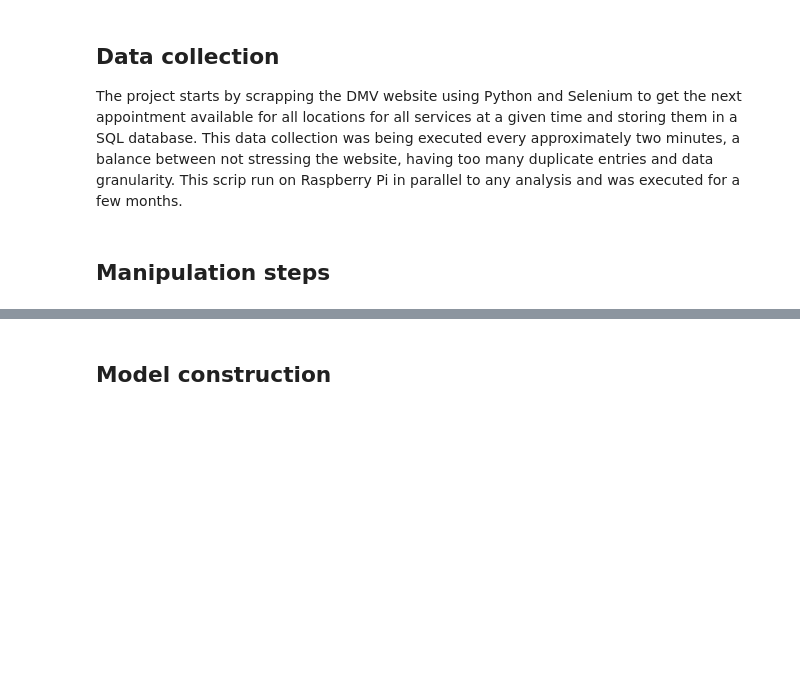
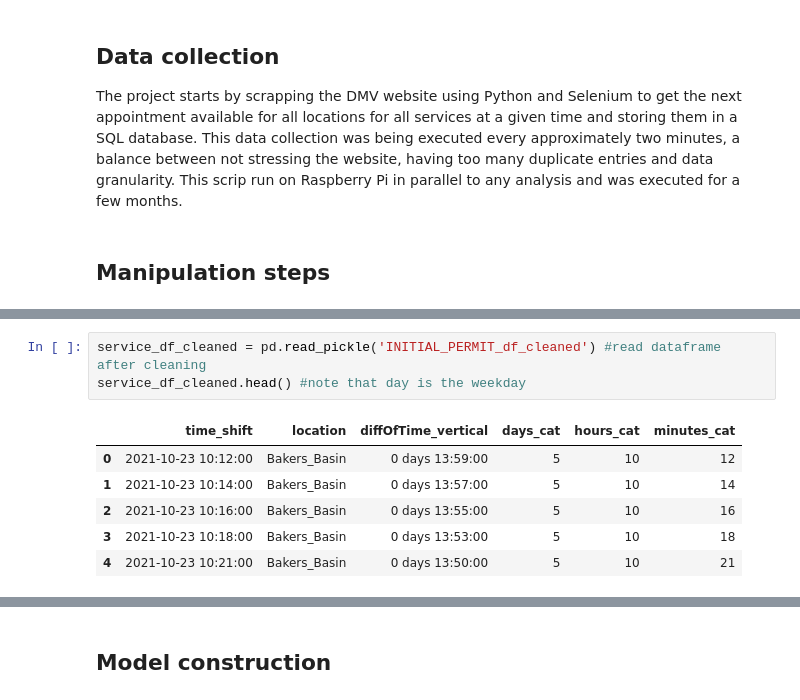
Before and after one commit to cesarak2/DMV_Capstone, a Jupyter notebook: DMV.ipynb, the cells around one changed output, grey strips where cells are left out. Saved outputs shown, nothing was run; the diff lists cells and outputs as text; blank space fills up the shorter version.

```diff
--- a/DMV.ipynb
+++ b/DMV.ipynb
@@ -67,0 +97,10 @@ Finally, the weekdays, hours and minutes were transformed into categorical colum
+# %%
+service_df_cleaned = pd.read_pickle('INITIAL_PERMIT_df_cleaned') #read dataframe after cleaning
+service_df_cleaned.head() #note that day is the weekday
+# %% [output]
+|  | time_shift | location | diffOfTime_vertical | days_cat | hours_cat | minutes_cat |
+| 0 | 2021-10-23 10:12:00 | Bakers_Basin | 0 days 13:59:00 | 5 | 10 | 12 |
+| 1 | 2021-10-23 10:14:00 | Bakers_Basin | 0 days 13:57:00 | 5 | 10 | 14 |
+| 2 | 2021-10-23 10:16:00 | Bakers_Basin | 0 days 13:55:00 | 5 | 10 | 16 |
+| 3 | 2021-10-23 10:18:00 | Bakers_Basin | 0 days 13:53:00 | 5 | 10 | 18 |
+| 4 | 2021-10-23 10:21:00 | Bakers_Basin | 0 days 13:50:00 | 5 | 10 | 21 |
```
Also changed, not shown: parts of 12 cells of this notebook.
